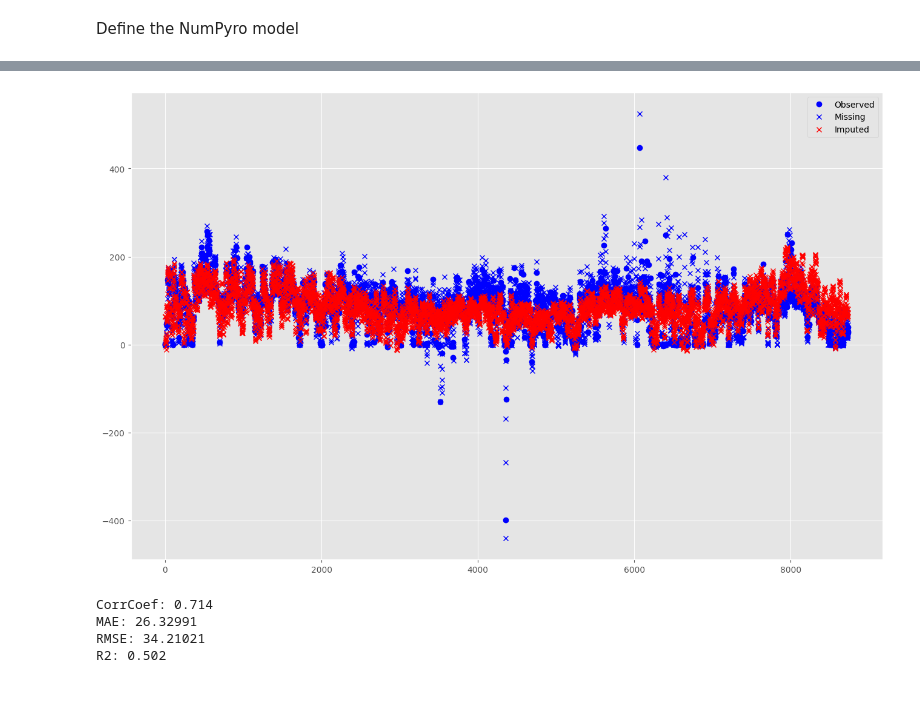
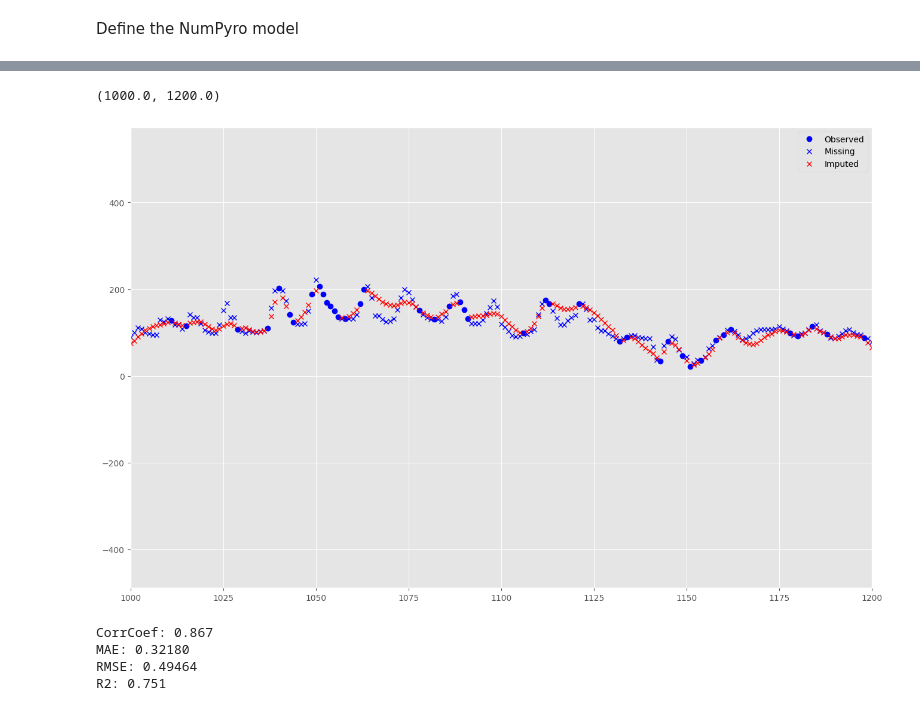
Before and after one commit to SorenBlattBendtsen/model_based, a Jupyter notebook: simplePGM.ipynb, the cells around one changed output, grey strips where cells are left out. Saved outputs shown, nothing was run; the diff lists cells and outputs as text; code cells hidden in the pictures.

```diff
--- a/simplePGM.ipynb
+++ b/simplePGM.ipynb
@@ -94,10 +100,19 @@ plt.plot(df['Price'])
 # convert data to a matrix
 y = df['Price'].values
 x = df[df.columns[3:8]].values
-x = x[1:]
+x = x[2:]
 N,D = x.shape
 T = len(y)
 print("T=%d" % (T))
 print("N=%d, D=%d" % (N,D))
+
+# standardize input and output variables
+x_mean = x.mean(axis=0)
+x_std = x.std(axis=0)
+x = (x - x_mean) / x_std
+
+y_true_mean = y.mean()
+y_true_std = y.std()
+y = (y - y_true_mean) / y_true_std
 # %% [output]
 T=8736
@@ -149,42 +164,46 @@ def f(carry, input_t):
     #   W       : sampled from prior i guess
     #   h_prev  : the previous value
     #   tau     : parameter for parametrization of noise
-    B, W, h_prev, tau = carry
+    B1, B2, W, h_prev1, h_prev2, tau = carry
     # inputs are:
     #   noise_t : noise at time stamp t
     #   x_t     : input weather data at time stamp t
     x_t, noise_t = input_t
     # Calculation
-    h_t = B*h_prev + jnp.matmul(W, x_t) + tau*noise_t
-    h_prev = h_t
-    return (B, W, h_prev, tau), h_t
+    h_t = B1*h_prev1 + B2*h_prev2 + jnp.matmul(W, x_t) + tau*noise_t
+    h_prev2 = h_prev1
+    h_prev1 = h_t
+    return (B1, B2, W, h_prev1, h_prev2, tau), h_t
 # %% [markdown]
 Define the NumPyro model
 # %%
 def model(T, T_forecast, x_t, obs=None, ix_mis=None, ix_obs=None):
     # Define priors over B, R, W, c
-    B = numpyro.sample("B", dist.Normal(loc=0., scale=1.))
+    B1 = numpyro.sample("B1", dist.Normal(loc=0., scale=1.))
+    B2 = numpyro.sample("B2", dist.Normal(loc=0., scale=1.))
     W = numpyro.sample("W", dist.Normal(loc=jnp.zeros(5), scale=jnp.ones(5)))
 
     tau = numpyro.sample("tau", dist.HalfCauchy(scale=.1))
 
     sigma = numpyro.sample("sigma", dist.HalfCauchy(scale=.1))
 
-    h_prev = numpyro.sample("z_1", dist.Normal(loc=0., scale=.1))
+    h_prev1 = numpyro.sample("z_1", dist.Normal(loc=0., scale=.1))
+    h_prev2 = numpyro.sample("z_2", dist.Normal(loc=0., scale=.1))
 
-    noises_t = numpyro.sample("noises_t", dist.Normal(0., 1.), sample_shape=(T+T_forecast-1,))
+    noises_t = numpyro.sample("noises_t", dist.Normal(0., 1.), sample_shape=(T+T_forecast-2,))
 
     # Propagate the dynamics using jax.lax.scan
-    carry = (B, W, h_prev, tau)
+    carry = (B1, B2, W, h_prev1, h_prev2, tau)
     input_t = (x_t, noises_t)
-    h_collection = [h_prev]
-    carry, hs_exp = lax.scan(f, carry, input_t, T+T_forecast-1)
+    h_collection = [h_prev1, h_prev2]
+    carry, hs_exp = lax.scan(f, carry, input_t, T+T_forecast-2)
     h_collection = jnp.concatenate((jnp.array(h_collection), hs_exp), axis=0)
 
     # Sample observed and missing values
     #numpyro.sample(name="y_mis", fn=dist.Normal(loc=z_collection[ix_mis], scale=sigma), obs=None)
     numpyro.sample("y_mis", dist.Normal(loc=h_collection[ix_mis], scale=sigma), obs=None)
     numpyro.sample("y_obs", dist.Normal(loc=h_collection[ix_obs], scale=sigma), obs=obs[ix_obs])
+    numpyro.sample("y_pred", dist.Normal(loc=h_collection[T:], scale=sigma), obs=None)
     return h_collection
 # %%
 # Inference
@@ -232,12 +253,14 @@ for node in nodes:
 y_hat = hmc_samples["y_mis"].mean(axis=0)
 y_std = hmc_samples["y_mis"].std(axis=0)
 # %%
-plt.plot(ix_obs1, y_obs1, "bo")
-plt.plot(ix_mis1, y_mis1, "bx")
-plt.plot(ix_mis1, y_hat, "rx")
+plt.plot(ix_obs1, (y_obs1 * y_true_std + y_true_mean), "bo")
+plt.plot(ix_mis1, (y_mis1 * y_true_std + y_true_mean), "bx")
+plt.plot(ix_mis1, (y_hat * y_true_std + y_true_mean), "rx")
 plt.legend(["Observed", "Missing", "Imputed"])
+plt.xlim(1000, 1200)
 # %% [output]
+(1000.0, 1200.0)
-[figure, old version]
+[figure, new version]
 # %%
 def compute_error(trues, predicted):
     import numpy
@@ -248,10 +271,12 @@ def compute_error(trues, predicted):
     r2 = max(0, 1 - numpy.sum((trues-predicted)**2) / numpy.sum((trues - numpy.mean(trues))**2))
     return corr, mae, rae, rmse, r2
 # %%
+#y_true = y_test * y_std + y_mean
+
 corr, mae, rae, rmse, r2 = compute_error(y_mis1, y_hat)
 print("CorrCoef: %.3f\nMAE: %.5f\nRMSE: %.5f\nR2: %.3f" % (corr, mae, rmse, r2))
 # %% [output]
-CorrCoef: 0.714
-MAE: 26.32991
-RMSE: 34.21021
-R2: 0.502
+CorrCoef: 0.867
+MAE: 0.32180
+RMSE: 0.49464
+R2: 0.751
```
Also changed, not shown: parts of 8 cells of this notebook.
